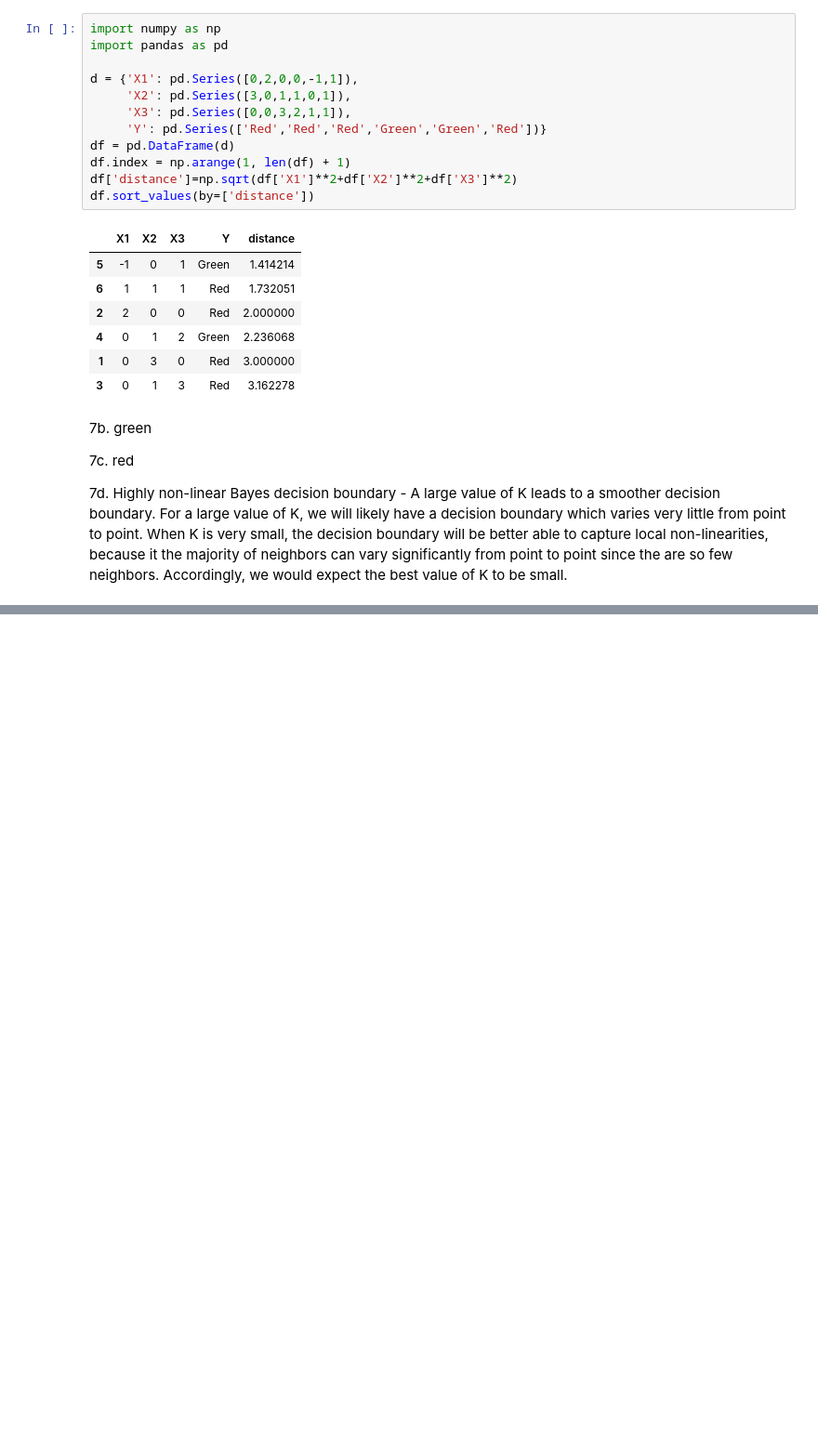
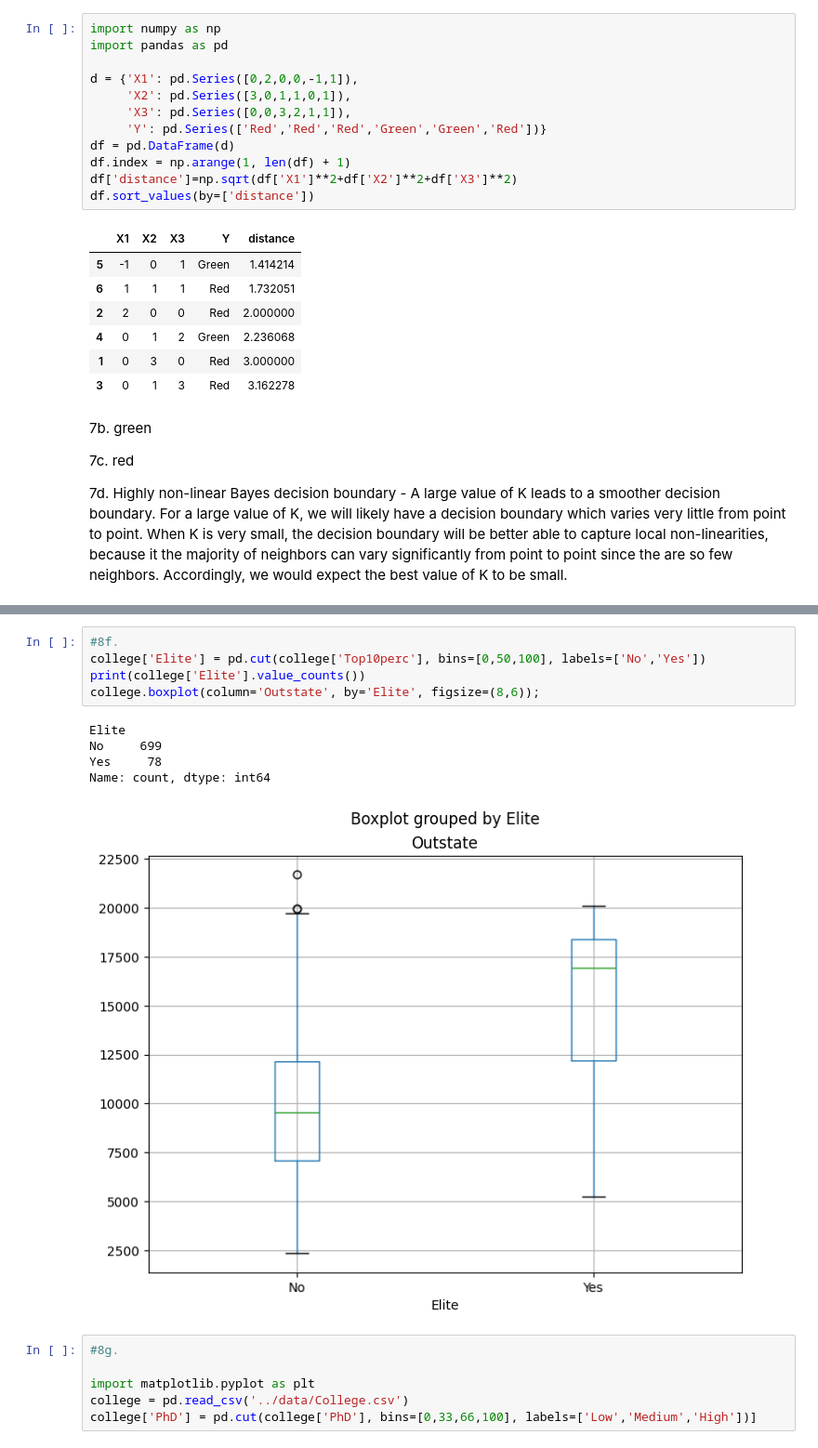
Before and after one commit to Rohan19005742/Data_Science, a Jupyter notebook: learnings/statistical_learning.IPYNB, the cells around one changed output, grey strips where cells are left out. Shown at 93% size. Drawn from its saved outputs; the diff is of its cells as text; blank space fills up the shorter version.

```diff
--- a/learnings/statistical_learning.IPYNB
+++ b/learnings/statistical_learning.IPYNB
@@ -515,0 +559,17 @@ df.sort_values(by=['distance'])
+# %%
+#8f.
+college['Elite'] = pd.cut(college['Top10perc'], bins=[0,50,100], labels=['No','Yes'])
+print(college['Elite'].value_counts())
+college.boxplot(column='Outstate', by='Elite', figsize=(8,6));
+# %% [output]
+Elite
+No     699
+Yes     78
+Name: count, dtype: int64
+[figure, added]
+# %%
+#8g.
+
+import matplotlib.pyplot as plt
+college = pd.read_csv('../data/College.csv')
+college['PhD'] = pd.cut(college['PhD'], bins=[0,33,66,100], labels=['Low','Medium','High'])]
```
Also changed, not shown: parts of 28 cells of this notebook.
